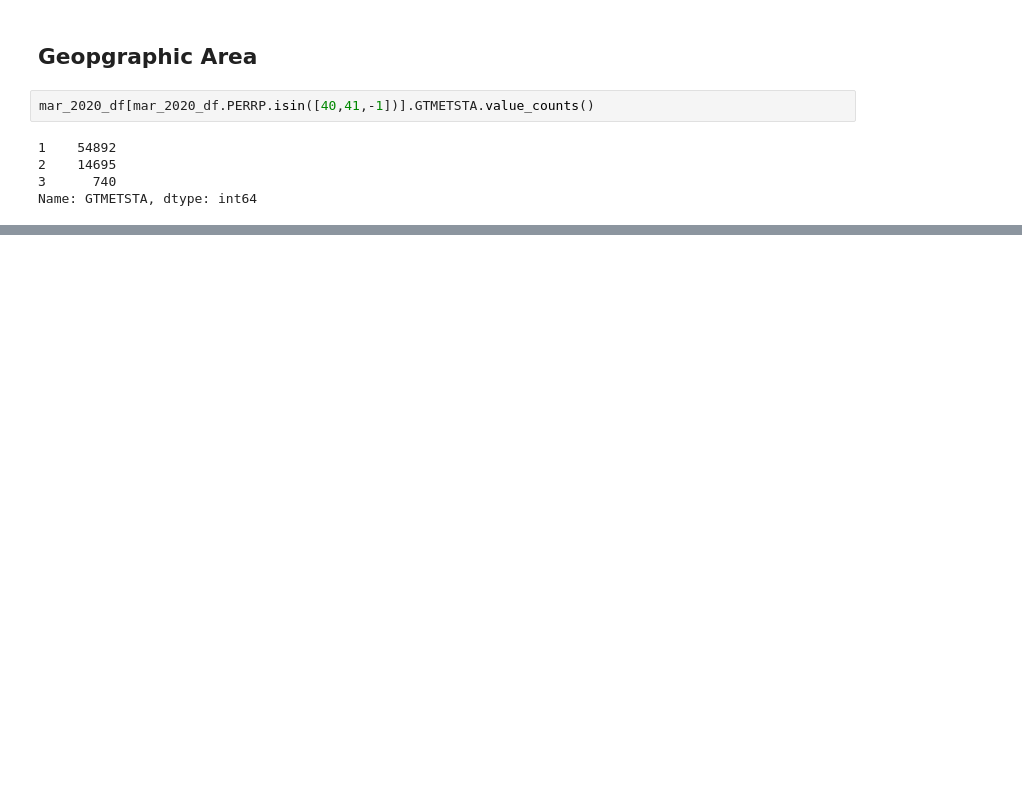
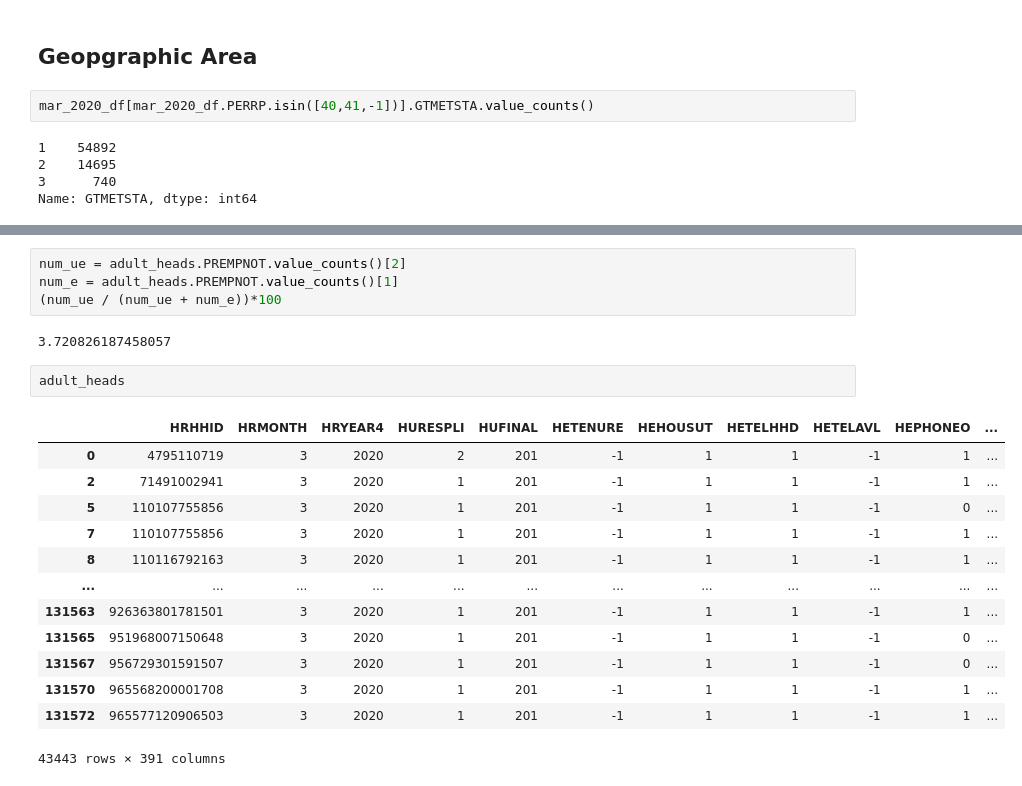
Before and after one commit to danvalen1/Corona-Employment, a Jupyter notebook: notebooks/Dan/EDA.ipynb, the cells around one changed output, grey strips where cells are left out. Saved outputs shown, nothing was run; the diff lists cells and outputs as text; blank space fills up the shorter version.

```diff
--- a/notebooks/Dan/EDA.ipynb
+++ b/notebooks/Dan/EDA.ipynb
@@ -413,0 +506,22 @@ Name: GTMETSTA, dtype: int64
+# %%
+num_ue = adult_heads.PREMPNOT.value_counts()[2]
+num_e = adult_heads.PREMPNOT.value_counts()[1]
+(num_ue / (num_ue + num_e))*100
+# %% [output]
+3.720826187458057
+# %%
+adult_heads
+# %% [output]
+|  | HRHHID | HRMONTH | HRYEAR4 | HURESPLI | HUFINAL | HETENURE | HEHOUSUT | HETELHHD | HETELAVL | HEPHONEO | ... |
+| 0 | 4795110719 | 3 | 2020 | 2 | 201 | -1 | 1 | 1 | -1 | 1 | ... |
+| 2 | 71491002941 | 3 | 2020 | 1 | 201 | -1 | 1 | 1 | -1 | 1 | ... |
+| 5 | 110107755856 | 3 | 2020 | 1 | 201 | -1 | 1 | 1 | -1 | 0 | ... |
+| 7 | 110107755856 | 3 | 2020 | 1 | 201 | -1 | 1 | 1 | -1 | 1 | ... |
+| 8 | 110116792163 | 3 | 2020 | 1 | 201 | -1 | 1 | 1 | -1 | 1 | ... |
+| ... | ... | ... | ... | ... | ... | ... | ... | ... | ... | ... | ... |
+| 131563 | 926363801781501 | 3 | 2020 | 1 | 201 | -1 | 1 | 1 | -1 | 1 | ... |
+| 131565 | 951968007150648 | 3 | 2020 | 1 | 201 | -1 | 1 | 1 | -1 | 0 | ... |
+| 131567 | 956729301591507 | 3 | 2020 | 1 | 201 | -1 | 1 | 1 | -1 | 0 | ... |
+| 131570 | 965568200001708 | 3 | 2020 | 1 | 201 | -1 | 1 | 1 | -1 | 1 | ... |
+| 131572 | 965577120906503 | 3 | 2020 | 1 | 201 | -1 | 1 | 1 | -1 | 1 | ... |
+43443 rows × 391 columns
```
Also changed, not shown: parts of 16 cells of this notebook.
